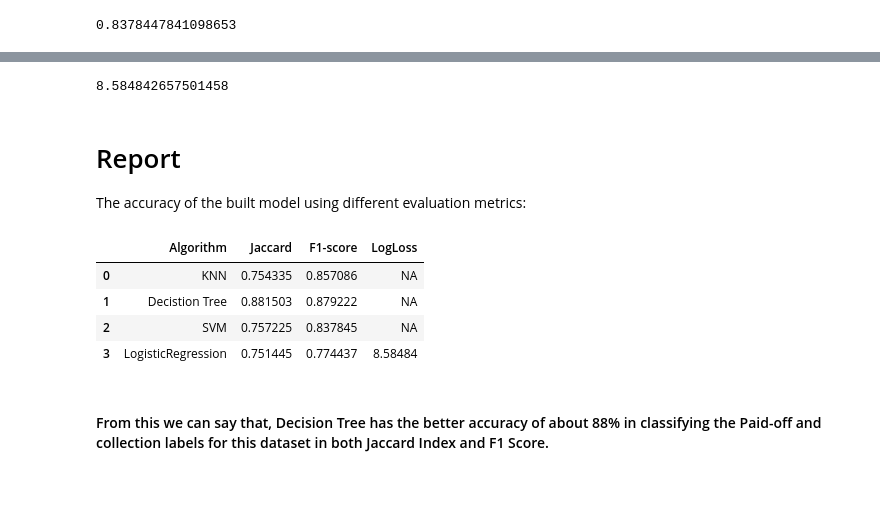
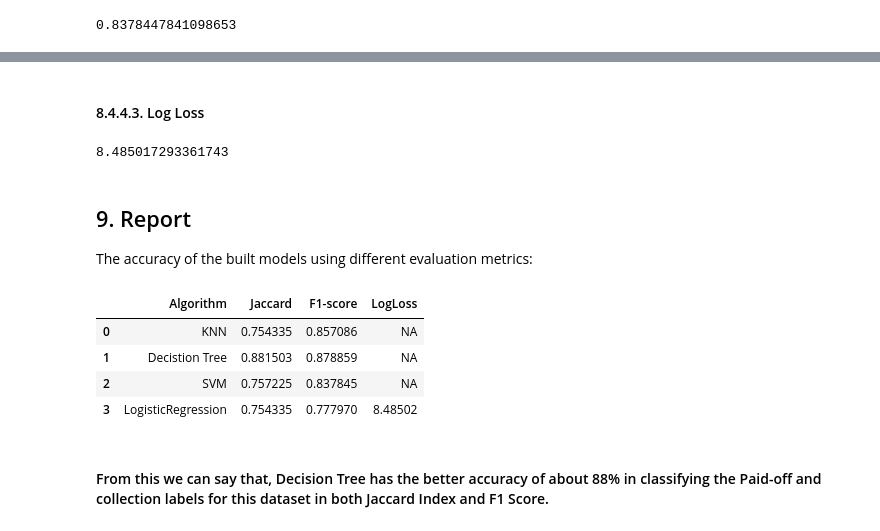
Before and after one commit to vamsi-bel/Coursera-Capstone-project0, a Jupyter notebook: Loan Paid Off Prediction.ipynb, the cells around one changed output, grey strips where cells are left out. Cells and saved outputs as stored; diff of their text form; code cells hidden in the pictures; blank space fills up the shorter version.

```diff
--- a/Loan Paid Off Prediction.ipynb
+++ b/Loan Paid Off Prediction.ipynb
@@ -360,3 +424,3 @@ Max depth after 15 intuitively seems more stable, but not so lower accuracy
 # %%
-final_decision_tree = DecisionTreeClassifier(criterion="entropy", max_depth = 21).fit(X_train,y_train)
+final_decision_tree = DecisionTreeClassifier(criterion="entropy", max_depth = 15).fit(X_train,y_train)
 # %% [markdown]
@@ -433,3 +499,3 @@ array([0.78571429, 0.78571429, 0.61428571, 0.61428571, 0.78571429,
 # %%
-final_lRegression = LogisticRegression(C=0.19, solver='liblinear', max_iter=200).fit(X_train,y_train)
+final_lRegression = LogisticRegression(C=0.1, solver='liblinear', max_iter=200).fit(X_train,y_train)
 # %% [markdown]
@@ -556,3 +641,6 @@ f1score_logistic_regression
+# %% [markdown]
+<a id=section8443></a>
+#### 8.4.4.3. Log Loss
 # %%
 np.place(y_pred, y_pred=='PAIDOFF', 1)
 np.place(y_pred, y_pred=='COLLECTION', 0)
@@ -565,26 +653,25 @@ y_true = y_true.astype(np.float)
 logloss_logistic_regression = log_loss(y_pred, y_true)
 logloss_logistic_regression
 # %% [output]
-8.584842657501458
+8.485017293361743
 # %% [markdown]
-# Report
-The accuracy of the built model using different evaluation metrics:
+<a id=section9></a>
+## 9. Report
+The accuracy of the built models using different evaluation metrics:
 # %%
 Jaccard = [jaccard_knn, jaccard_decision_tree, jaccard_svm, jaccard_logistic_regression]
 F1_score = [f1score_knn, f1score_decision_tree, f1score_svm, f1score_logistic_regression]
 LogLoss = ['NA','NA','NA',logloss_logistic_regression]
 
+result_dict = {'Algorithm': ['KNN', 'Decistion Tree', 'SVM', 'LogisticRegression'], 'Jaccard': Jaccard, 'F1-score': F1_score, 'LogLoss': LogLoss}
 
-df = {'Algorithm': ['KNN', 'Decistion Tree', 'SVM', 'LogisticRegression'], \
-     'Jaccard': Jaccard, 'F1-score': F1_score, 'LogLoss': LogLoss}
-
-Report = pd.DataFrame(data=df, columns=['Algorithm', 'Jaccard', 'F1-score', 'LogLoss'], index=None)
-Report
+Report_table = pd.DataFrame(data=result_dict, columns=['Algorithm', 'Jaccard', 'F1-score', 'LogLoss'], index=None)
+Report_table
 # %% [output]
 |  | Algorithm | Jaccard | F1-score | LogLoss |
 | 0 | KNN | 0.754335 | 0.857086 | NA |
-| 1 | Decistion Tree | 0.881503 | 0.879222 | NA |
+| 1 | Decistion Tree | 0.881503 | 0.878859 | NA |
 | 2 | SVM | 0.757225 | 0.837845 | NA |
-| 3 | LogisticRegression | 0.751445 | 0.774437 | 8.58484 |
+| 3 | LogisticRegression | 0.754335 | 0.777970 | 8.48502 |
 # %% [markdown]
 #### From this we can say that, Decision Tree has the better accuracy of about 88% in classifying the Paid-off and collection labels for this dataset in both Jaccard Index and F1 Score.
```
Also changed, not shown: parts of 58 cells of this notebook.
